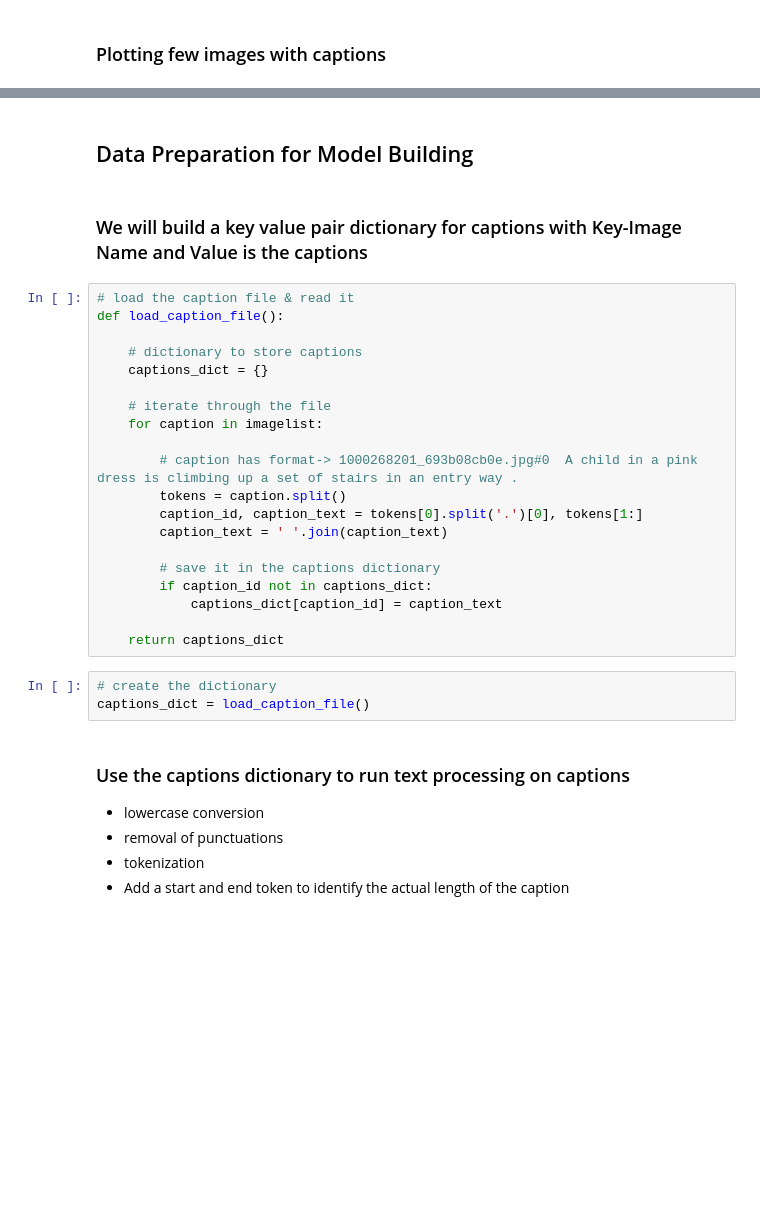
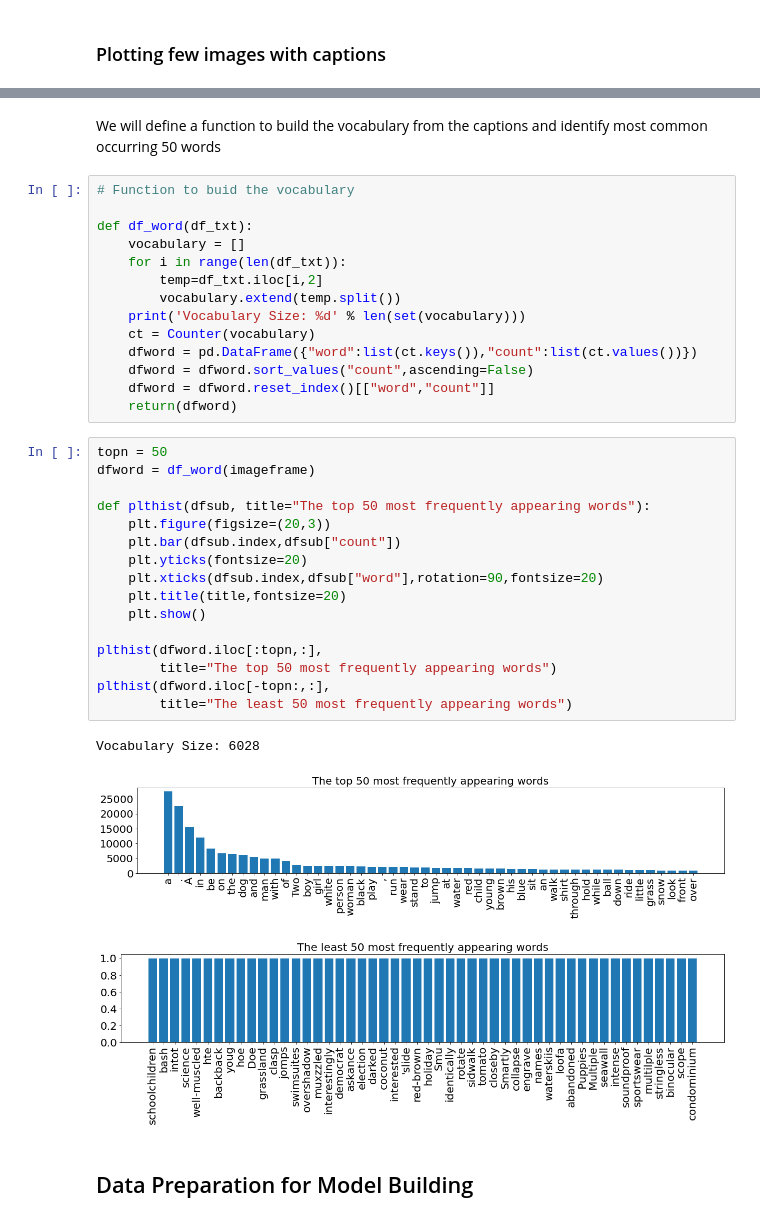
Before and after one commit to suvofalcon/Py-SpringboardAIML, a Jupyter notebook: _XX_Universal/DLAssignment 02 - Set 5.ipynb, the cells around one changed output, grey strips where cells are left out. Saved outputs shown, nothing was run; the diff lists cells and outputs as text; blank space fills up the shorter version.

```diff
--- a/_XX_Universal/DLAssignment 02 - Set 5.ipynb
+++ b/_XX_Universal/DLAssignment 02 - Set 5.ipynb
@@ -124,37 +148,41 @@ for item in np.unique(imageframe.ImageName.values)[:5]:
 plt.show()
 # %% [output]
 [figure]
+# %% [markdown]
+We will define a function to build the vocabulary from the captions and identify most common occurring 50 words
+# %%
+# Function to buid the vocabulary
+
+def df_word(df_txt):
+    vocabulary = []
+    for i in range(len(df_txt)):
+        temp=df_txt.iloc[i,2]
+        vocabulary.extend(temp.split())
+    print('Vocabulary Size: %d' % len(set(vocabulary)))
+    ct = Counter(vocabulary)
+    dfword = pd.DataFrame({"word":list(ct.keys()),"count":list(ct.values())})
+    dfword = dfword.sort_values("count",ascending=False)
+    dfword = dfword.reset_index()[["word","count"]]
+    return(dfword)
+# %%
+topn = 50
+dfword = df_word(imageframe)
+
+def plthist(dfsub, title="The top 50 most frequently appearing words"):
+    plt.figure(figsize=(20,3))
+    plt.bar(dfsub.index,dfsub["count"])
+    plt.yticks(fontsize=20)
+    plt.xticks(dfsub.index,dfsub["word"],rotation=90,fontsize=20)
+    plt.title(title,fontsize=20)
+    plt.show()
+
+plthist(dfword.iloc[:topn,:],
+        title="The top 50 most frequently appearing words")
+plthist(dfword.iloc[-topn:,:],
+        title="The least 50 most frequently appearing words")
+# %% [output]
+Vocabulary Size: 6028
+[figure, added]
+[figure, added]
 # %% [markdown]
 ## Data Preparation for Model Building
-# %% [markdown]
-### We will build a key value pair dictionary for captions with Key-Image Name and Value is the captions
-# %%
-# load the caption file & read it
-def load_caption_file():
-
-    # dictionary to store captions
-    captions_dict = {}
-
-    # iterate through the file
-    for caption in imagelist:
-
-        # caption has format-> 1000268201_693b08cb0e.jpg#0  A child in a pink dress is climbing up a set of stairs in an entry way .
-        tokens = caption.split()
-        caption_id, caption_text = tokens[0].split('.')[0], tokens[1:]
-        caption_text = ' '.join(caption_text)
-
-        # save it in the captions dictionary
-        if caption_id not in captions_dict:
-            captions_dict[caption_id] = caption_text
-
-    return captions_dict
-# %%
-# create the dictionary
-captions_dict = load_caption_file()
-# %% [markdown]
-### Use the captions dictionary to run text processing on captions
-
-- lowercase conversion
-- removal of punctuations
-- tokenization
-- Add a start and end token to identify the actual length of the caption
```
Also changed, not shown: parts of 44 cells of this notebook, 1 other file.
